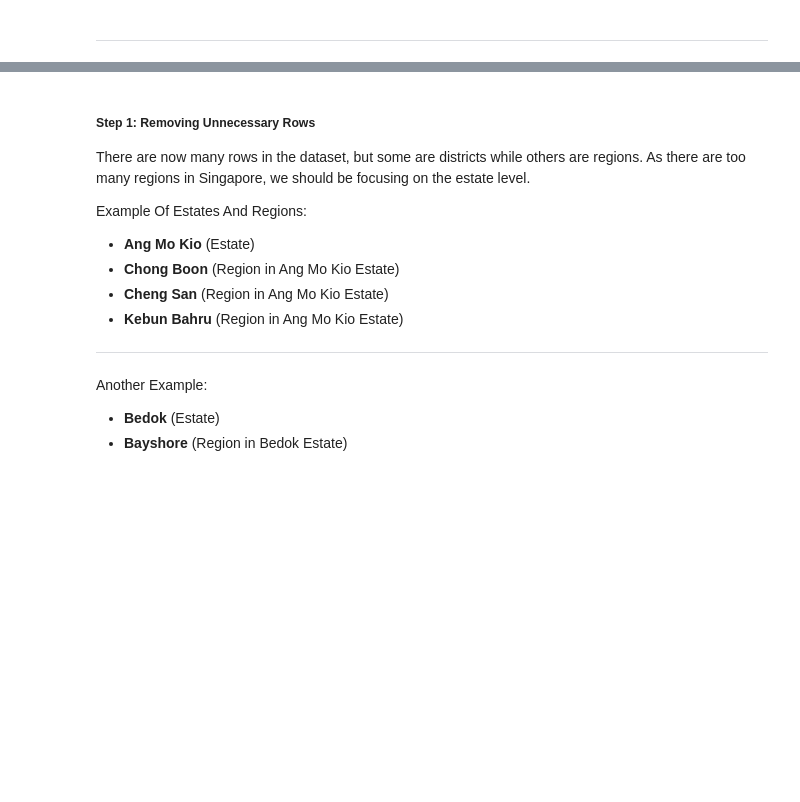
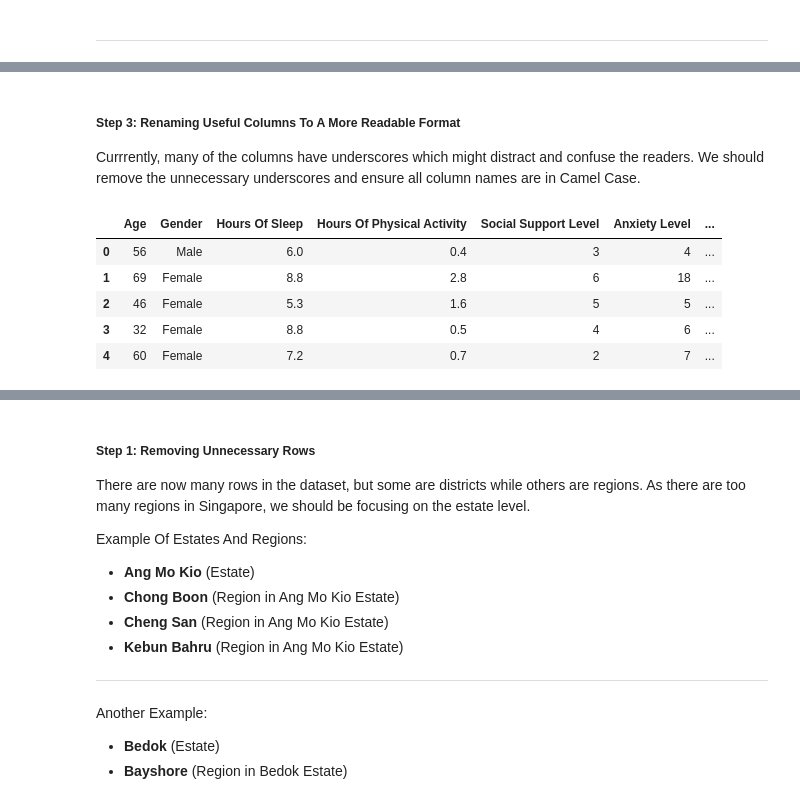
Before and after one commit to tadamaen/DSA4262, a Jupyter notebook: DSA4262 Individual Assignment 1/DSA4262 Individual Assignment 1.ipynb, the cells around one changed output, grey strips where cells are left out. Drawn from its saved outputs; the diff is of its cells as text; code cells hidden in the pictures; blank space fills up the shorter version.

```diff
--- a/DSA4262 Individual Assignment 1/DSA4262 Individual Assignment 1.ipynb
+++ b/DSA4262 Individual Assignment 1/DSA4262 Individual Assignment 1.ipynb
@@ -424,0 +488,30 @@ daly_contribution.head()
+# %% [markdown]
+##### **Step 3: Renaming Useful Columns To A More Readable Format**
+
+Currrently, many of the columns have underscores which might distract and confuse the readers. We should remove the unnecessary underscores and ensure all column names are in Camel Case.
+# %%
+# Renaming the useful columns to a more readable format
+depression_reasons_data.rename(columns = {'Sleep_Hours': 'Hours Of Sleep',
+                                          'Physical_Activity_Hrs': 'Hours Of Physical Activity',
+                                          'Social_Support_Score': 'Social Support Level',
+                                          'Anxiety_Score': 'Anxiety Level',
+                                          'Depression_Score': 'Depression Level',
+                                          'Stress_Level': 'Stress Level',
+                                          'Family_History_Mental_Illness': 'Family History',
+                                          'Chronic_Illnesses': 'Chronic Illnesses',
+                                          'Substance_Use': 'Substance Use',
+                                          'Financial_Stress': 'Financial Stress Level',
+                                          'Work_Stress': 'Work Stress Level',
+                                          'Self_Esteem_Score': 'Self Esteem Level',
+                                          'Life_Satisfaction_Score': 'Life Satisfaction Level',
+                                          'Loneliness_Score': 'Loneliness Level'},
+                                           inplace = True)
+
+depression_reasons_data.head()
+# %% [output]
+|  | Age | Gender | Hours Of Sleep | Hours Of Physical Activity | Social Support Level | Anxiety Level | ... |
+| 0 | 56 | Male | 6.0 | 0.4 | 3 | 4 | ... |
+| 1 | 69 | Female | 8.8 | 2.8 | 6 | 18 | ... |
+| 2 | 46 | Female | 5.3 | 1.6 | 5 | 5 | ... |
+| 3 | 32 | Female | 8.8 | 0.5 | 4 | 6 | ... |
+| 4 | 60 | Female | 7.2 | 0.7 | 2 | 7 | ... |
```
Also changed, not shown: parts of 49 cells of this notebook.
